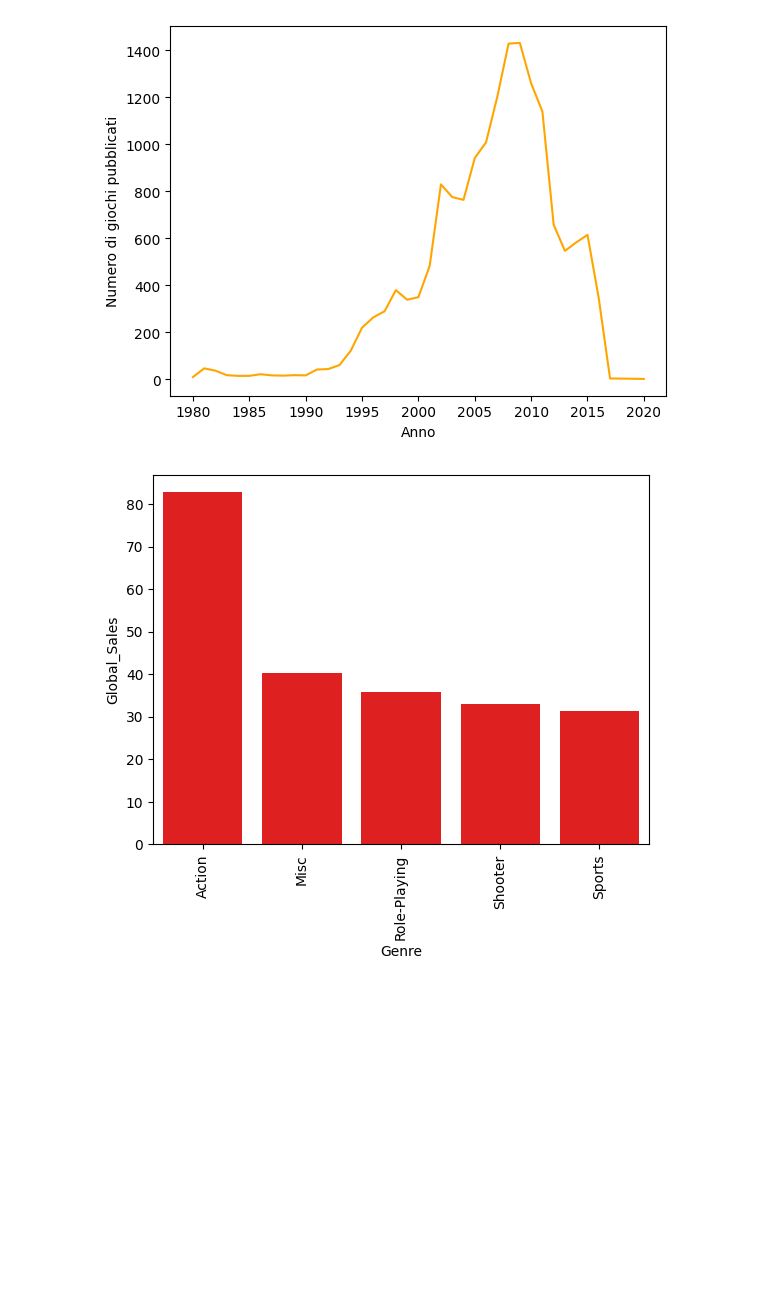
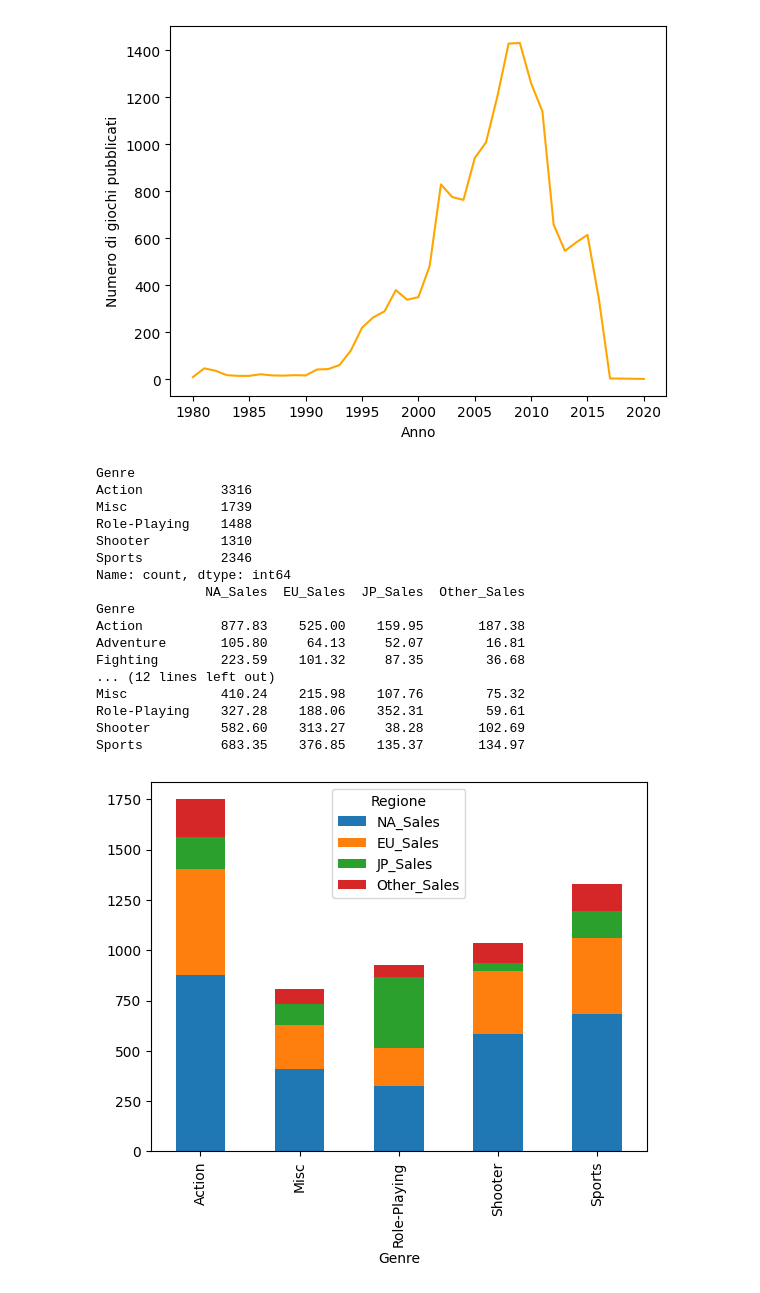
Before and after one commit to gregor-net/ProgrammingLab, a Jupyter notebook: 5_Esericzi_lez5.ipynb, the cells around one changed output. Cells and saved outputs as stored; diff of their text form; code cells hidden in the pictures; blank space fills up the shorter version.

```diff
--- a/5_Esericzi_lez5.ipynb
+++ b/5_Esericzi_lez5.ipynb
@@ -164,12 +164,35 @@ plt.show()
 # %%
 gen = df['Genre'].value_counts().head(5)
 gen = gen.sort_index()
-table = gen.reset_index()
-table.columns = ['Genre', 'Counts']
+print(gen)
 
-sns.barplot(x='Genre', y=df['Global_Sales'], data=table, color='red')
+sal = df.groupby('Genre')[['NA_Sales', 'EU_Sales', 'JP_Sales', 'Other_Sales']].sum()
+print(sal)
 
+table = sal.loc[gen.index]
+print(table)
+table = table.reset_index()
+
+table.plot(kind='bar', x='Genre', stacked=True)
+plt.legend(title='Regione')
 plt.xticks(rotation=90)
 plt.show()
 # %% [output]
+Genre
+Action          3316
+Misc            1739
+Role-Playing    1488
+Shooter         1310
+Sports          2346
+Name: count, dtype: int64
+              NA_Sales  EU_Sales  JP_Sales  Other_Sales
+Genre
+Action          877.83    525.00    159.95       187.38
+Adventure       105.80     64.13     52.07        16.81
+Fighting        223.59    101.32     87.35        36.68
+... (12 lines left out)
+Misc            410.24    215.98    107.76        75.32
+Role-Playing    327.28    188.06    352.31        59.61
+Shooter         582.60    313.27     38.28       102.69
+Sports          683.35    376.85    135.37       134.97
-[figure, old version]
+[figure, new version]
```
